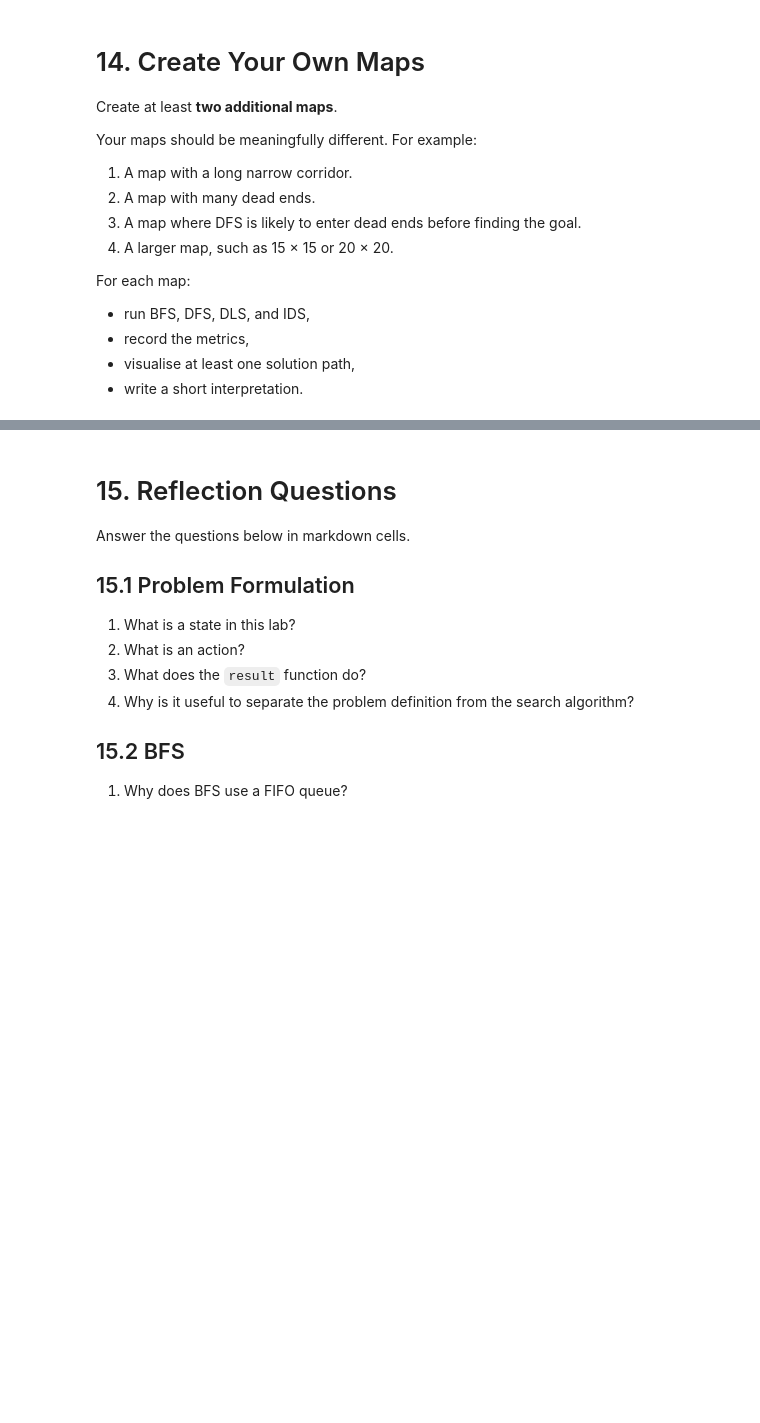
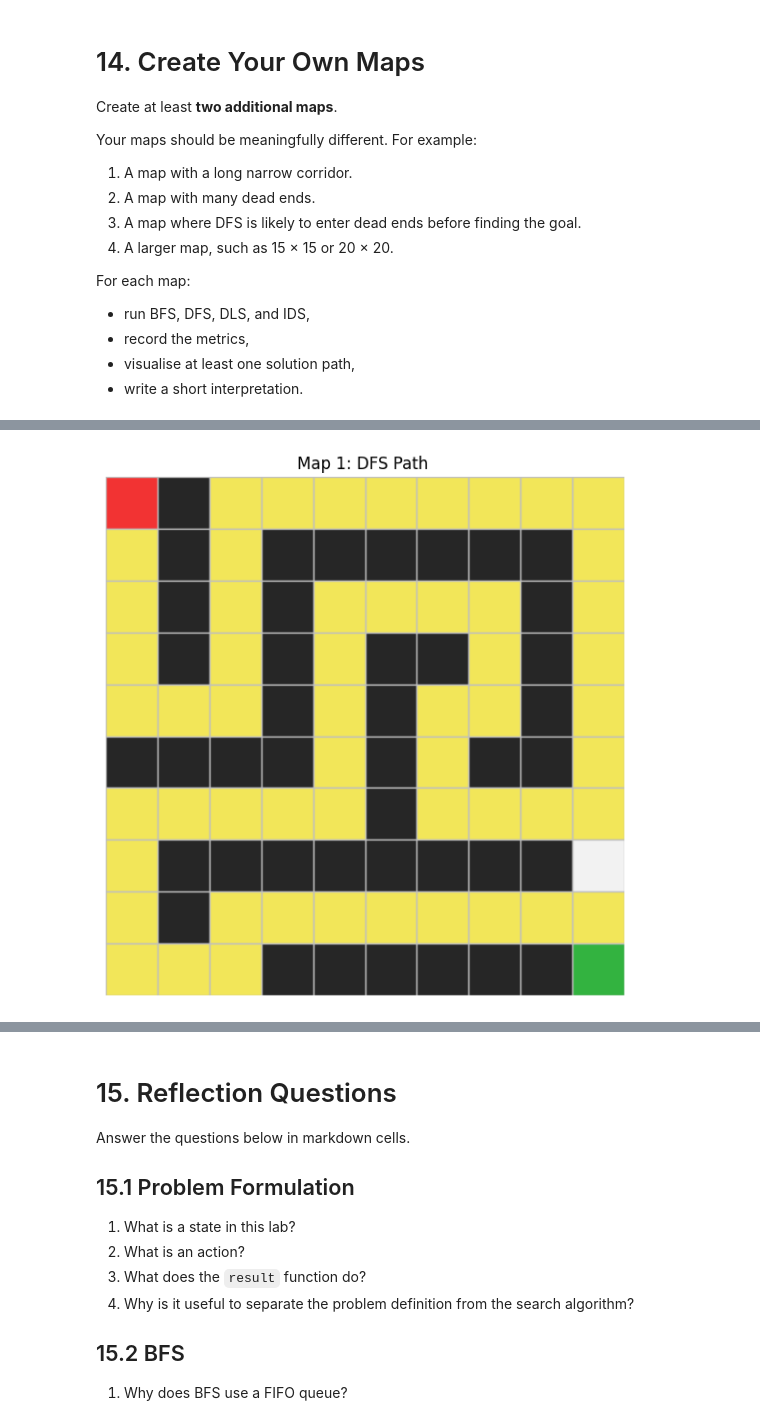
Before and after one commit to raizel122006-bit/Lab1-Intro-to-AI, a Jupyter notebook: Lab_1_Part_A.ipynb, the cells around one changed output, grey strips where cells are left out. Cells and saved outputs as stored; diff of their text form; code cells hidden in the pictures; blank space fills up the shorter version.

Commit message:
Finished custom maps

```diff
--- a/Lab_1_Part_A.ipynb
+++ b/Lab_1_Part_A.ipynb
@@ -1096,18 +1126,27 @@ For each map:
 # Create your first custom map here.
 
 custom_grid_1 = [
-    # Replace this with your own grid.
+    [0, 1, 0, 0, 0, 0, 0, 0, 0, 0],
+    [0, 1, 0, 1, 1, 1, 1, 1, 1, 0],
+    [0, 1, 0, 1, 0, 0, 0, 0, 1, 0],
+    [0, 1, 0, 1, 0, 1, 1, 0, 1, 0],
+    [0, 0, 0, 1, 0, 1, 0, 0, 1, 0],
+    [1, 1, 1, 1, 0, 1, 0, 1, 1, 0],
+    [0, 0, 0, 0, 0, 1, 0, 0, 0, 0],
+    [0, 1, 1, 1, 1, 1, 1, 1, 1, 0],
+    [0, 1, 0, 0, 0, 0, 0, 0, 0, 0],
+    [0, 0, 0, 1, 1, 1, 1, 1, 1, 0],
 ]
 
-custom_start_1 = None
-custom_goal_1 = None
+custom_start_1 = (0,0)
+custom_goal_1 = (9,9)
 
 # Example after completing:
-# custom_problem_1 = GridProblem(custom_grid_1, custom_start_1, custom_goal_1)
-# custom_results_1 = [
-#     bfs.search(custom_problem_1),
-#     dfs.search(custom_problem_1),
-#     dls.search(custom_problem_1, limit=20),
-#     ids.search(custom_problem_1, max_depth=40),
-# ]
-# show_results(custom_results_1)
+custom_problem_1 = GridProblem(custom_grid_1, custom_start_1, custom_goal_1)
+custom_results_1 = [
+    bfs.search(custom_problem_1),
+    dfs.search(custom_problem_1),
+    dls.search(custom_problem_1, limit=20),
+    ids.search(custom_problem_1, max_depth=40),
+]
+show_results(custom_results_1)
@@ -1114,3 +1159,13 @@ custom_goal_1 = None
+# %%
+plot_path(
+    custom_grid_1,
+    custom_start_1,
+    custom_goal_1,
+    path=custom_results_1[1].path,
+    title="Map 1: DFS Path "
+)
+# %% [output]
+[figure, added]
 # %%
 # TODO 11:
 # Create your second custom map here.
```
Also changed, not shown: parts of 15 cells of this notebook.
